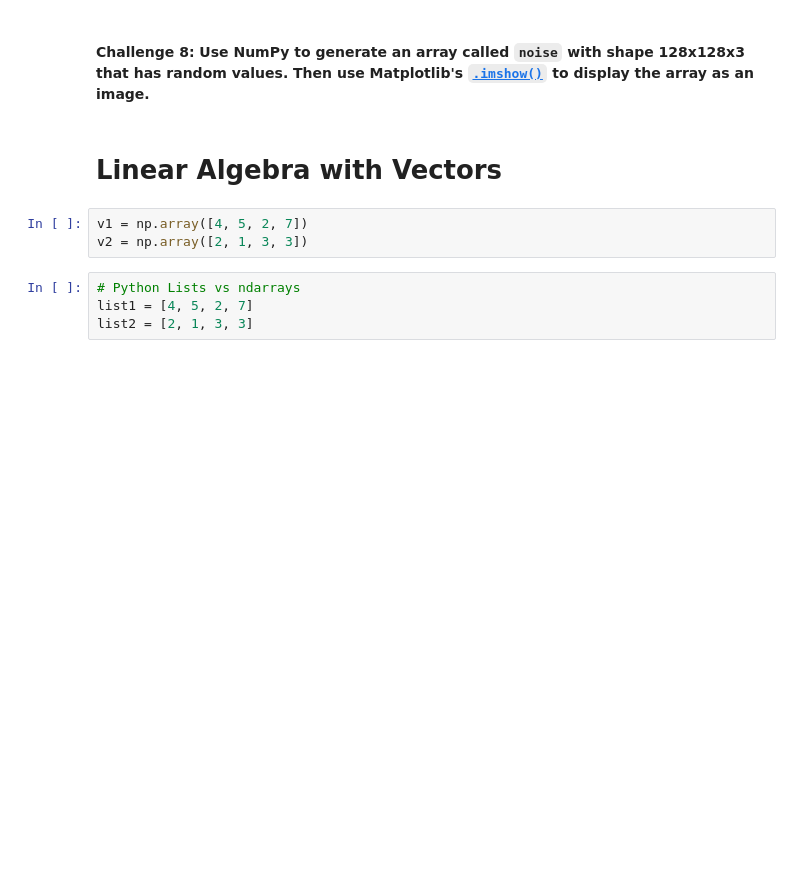
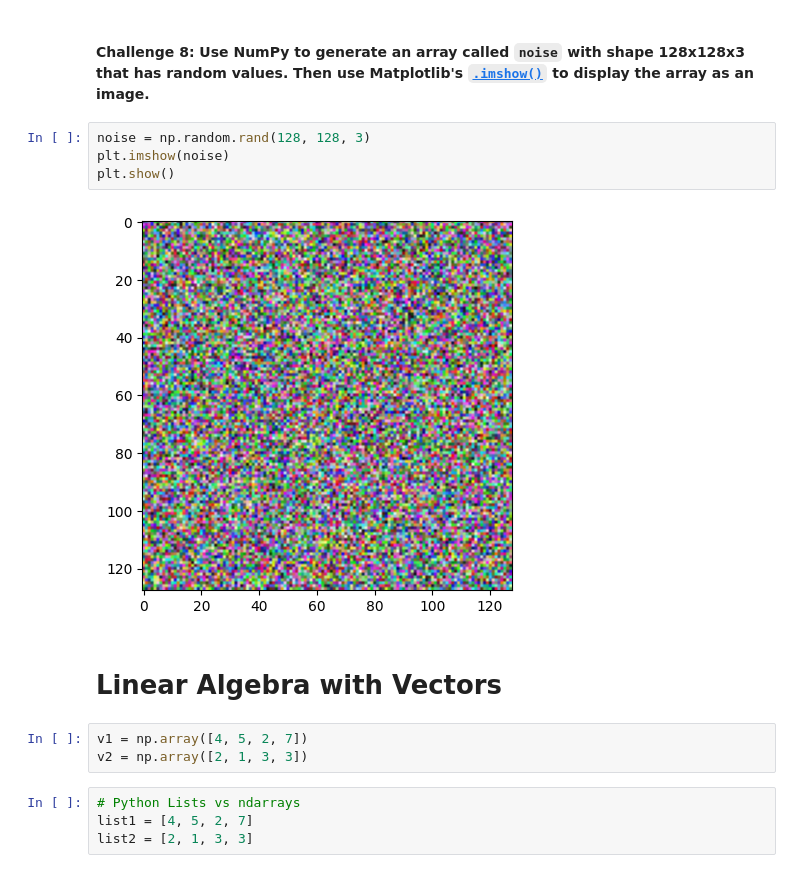
Before and after one commit to SwimLane2/udacity-ai-masters, a Jupyter notebook: AI Programming with Python/numpy/100-days-of-python-numpy-module/Computation_with_NumPy_and_N_Dimensional_Arrays.ipynb, the cells around one changed output. Drawn from its saved outputs; the diff is of its cells as text; blank space fills up the shorter version.

```diff
--- a/AI Programming with Python/numpy/100-days-of-python-numpy-module/Computation_with_NumPy_and_N_Dimensional_Arrays.ipynb
+++ b/AI Programming with Python/numpy/100-days-of-python-numpy-module/Computation_with_NumPy_and_N_Dimensional_Arrays.ipynb
@@ -150,5 +190,11 @@ Hint: Use the [`.random()` function](https://numpy.org/doc/stable/reference/rand
 # %% [markdown]
 #### **Challenge 8**: Use NumPy to generate an array called `noise` with shape 128x128x3 that has random values. Then use Matplotlib's [`.imshow()`](https://matplotlib.org/3.1.1/api/_as_gen/matplotlib.pyplot.imshow.html) to display the array as an image.
+# %%
+noise = np.random.rand(128, 128, 3)
+plt.imshow(noise)
+plt.show()
+# %% [output]
+[figure, added]
 # %% [markdown]
 # Linear Algebra with Vectors
 # %%
```
Also changed, not shown: parts of 5 cells of this notebook.
